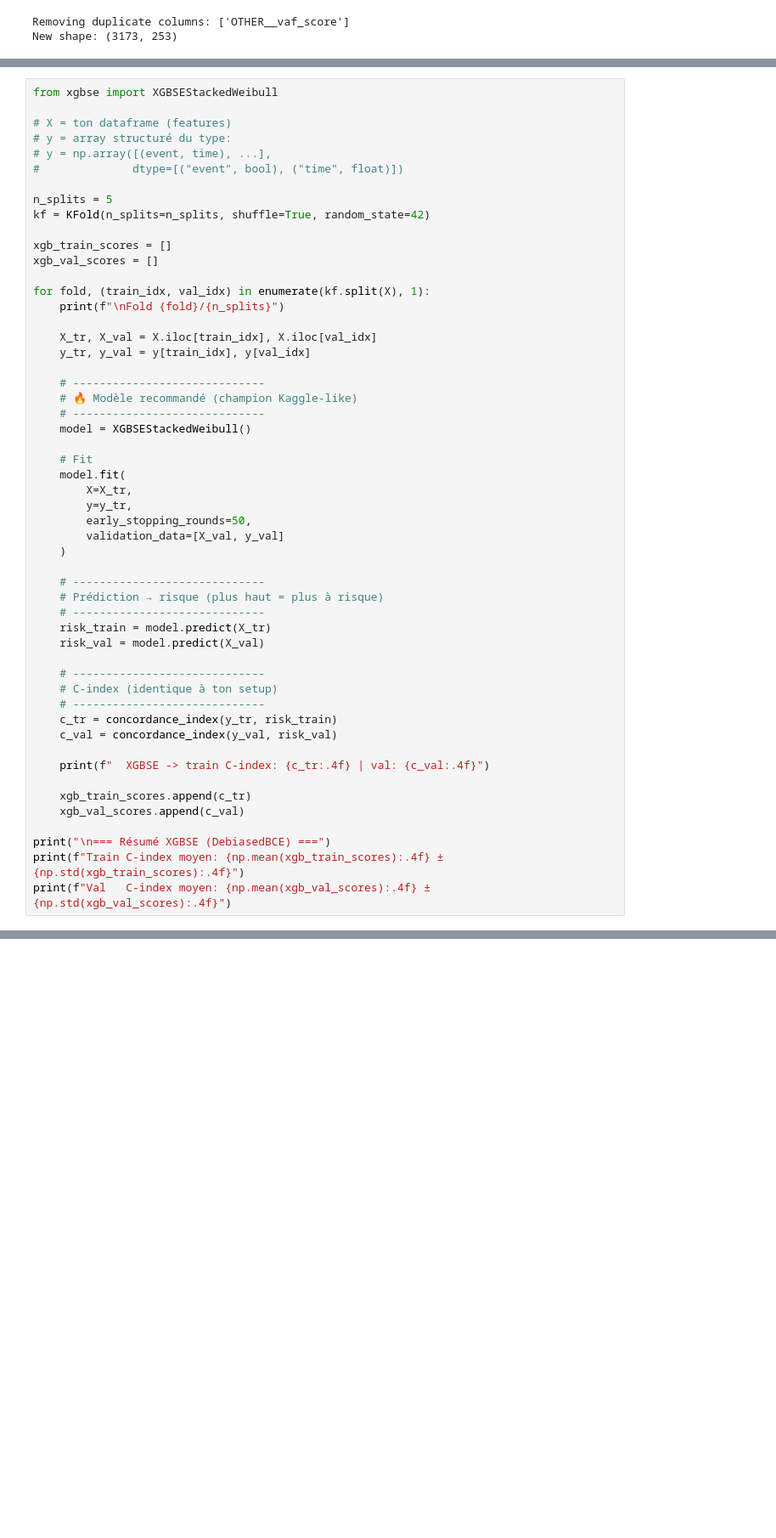
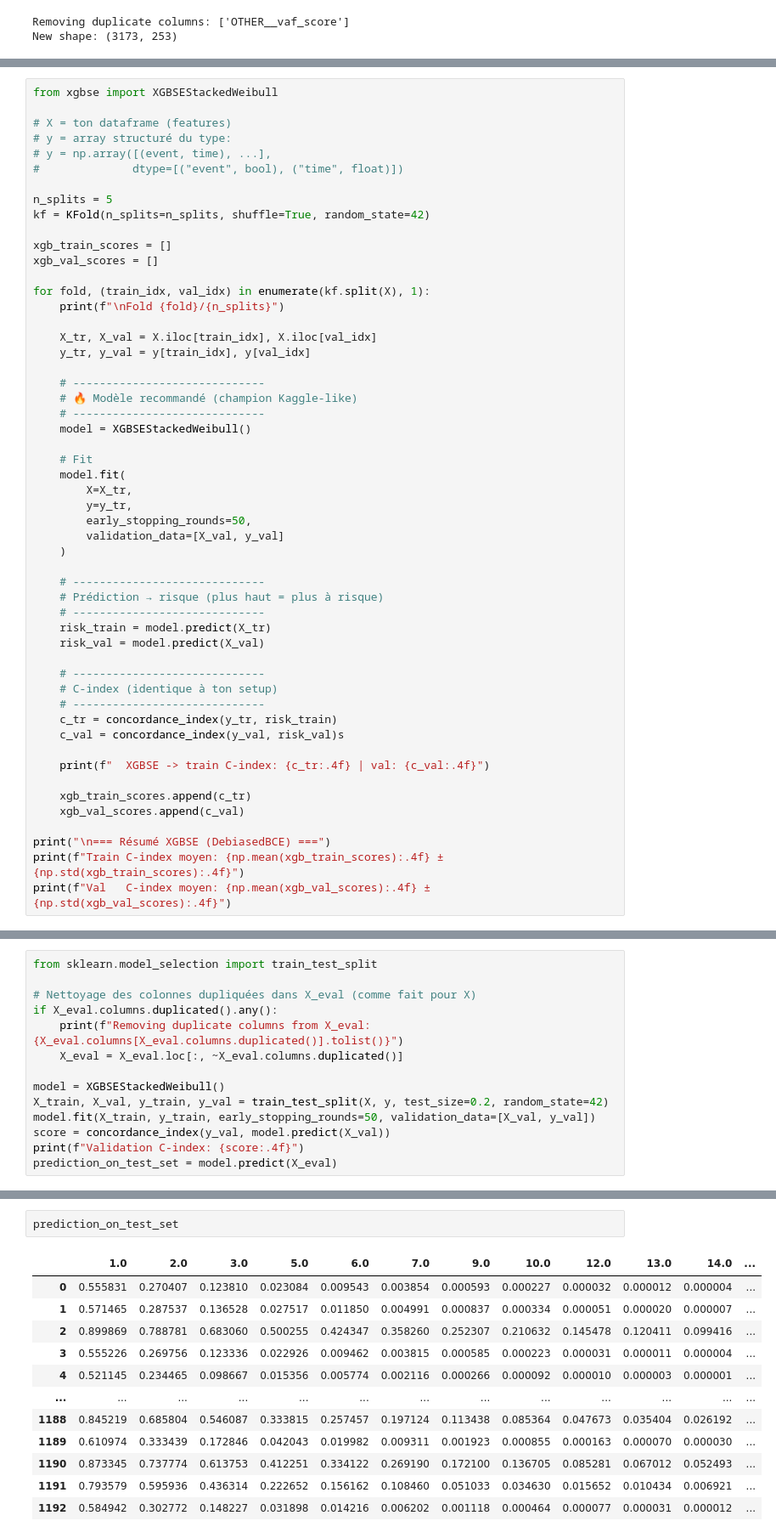
Before and after one commit to NzoCs/ens_data_challenge, a Jupyter notebook: notebooks/benchmark_feat_eng.ipynb, the cells around one changed output, grey strips where cells are left out. Shown at 85% size. Saved outputs shown, nothing was run; the diff lists cells and outputs as text; blank space fills up the shorter version.

```diff
--- a/notebooks/benchmark_feat_eng.ipynb
+++ b/notebooks/benchmark_feat_eng.ipynb
@@ -916,7 +1030,7 @@ for fold, (train_idx, val_idx) in enumerate(kf.split(X), 1):
     # C-index (identique à ton setup)
     # -----------------------------
     c_tr = concordance_index(y_tr, risk_train)
-    c_val = concordance_index(y_val, risk_val)
+    c_val = concordance_index(y_val, risk_val)s
 
     print(f"  XGBSE -> train C-index: {c_tr:.4f} | val: {c_val:.4f}")
 
@@ -930,0 +1049,14 @@ Fold 1/5
+# %%
+from sklearn.model_selection import train_test_split
+
+# Nettoyage des colonnes dupliquées dans X_eval (comme fait pour X)
+if X_eval.columns.duplicated().any():
+    print(f"Removing duplicate columns from X_eval: {X_eval.columns[X_eval.columns.duplicated()].tolist()}")
+    X_eval = X_eval.loc[:, ~X_eval.columns.duplicated()]
+
+model = XGBSEStackedWeibull()
+X_train, X_val, y_train, y_val = train_test_split(X, y, test_size=0.2, random_state=42)
+model.fit(X_train, y_train, early_stopping_rounds=50, validation_data=[X_val, y_val])
+score = concordance_index(y_val, model.predict(X_val))
+print(f"Validation C-index: {score:.4f}")
+prediction_on_test_set = model.predict(X_eval)
@@ -930,0 +1065,15 @@ Fold 1/5
+# %%
+prediction_on_test_set
+# %% [output]
+|  | 1.0 | 2.0 | 3.0 | 5.0 | 6.0 | 7.0 | 9.0 | 10.0 | 12.0 | 13.0 | 14.0 | ... |
+| 0 | 0.555831 | 0.270407 | 0.123810 | 0.023084 | 0.009543 | 0.003854 | 0.000593 | 0.000227 | 0.000032 | 0.000012 | 0.000004 | ... |
+| 1 | 0.571465 | 0.287537 | 0.136528 | 0.027517 | 0.011850 | 0.004991 | 0.000837 | 0.000334 | 0.000051 | 0.000020 | 0.000007 | ... |
+| 2 | 0.899869 | 0.788781 | 0.683060 | 0.500255 | 0.424347 | 0.358260 | 0.252307 | 0.210632 | 0.145478 | 0.120411 | 0.099416 | ... |
+| 3 | 0.555226 | 0.269756 | 0.123336 | 0.022926 | 0.009462 | 0.003815 | 0.000585 | 0.000223 | 0.000031 | 0.000011 | 0.000004 | ... |
+| 4 | 0.521145 | 0.234465 | 0.098667 | 0.015356 | 0.005774 | 0.002116 | 0.000266 | 0.000092 | 0.000010 | 0.000003 | 0.000001 | ... |
+| ... | ... | ... | ... | ... | ... | ... | ... | ... | ... | ... | ... | ... |
+| 1188 | 0.845219 | 0.685804 | 0.546087 | 0.333815 | 0.257457 | 0.197124 | 0.113438 | 0.085364 | 0.047673 | 0.035404 | 0.026192 | ... |
+| 1189 | 0.610974 | 0.333439 | 0.172846 | 0.042043 | 0.019982 | 0.009311 | 0.001923 | 0.000855 | 0.000163 | 0.000070 | 0.000030 | ... |
+| 1190 | 0.873345 | 0.737774 | 0.613753 | 0.412251 | 0.334122 | 0.269190 | 0.172100 | 0.136705 | 0.085281 | 0.067012 | 0.052493 | ... |
+| 1191 | 0.793579 | 0.595936 | 0.436314 | 0.222652 | 0.156162 | 0.108460 | 0.051033 | 0.034630 | 0.015652 | 0.010434 | 0.006921 | ... |
+| 1192 | 0.584942 | 0.302772 | 0.148227 | 0.031898 | 0.014216 | 0.006202 | 0.001118 | 0.000464 | 0.000077 | 0.000031 | 0.000012 | ... |
```
Also changed, not shown: parts of 15 cells of this notebook, 1 other file.
